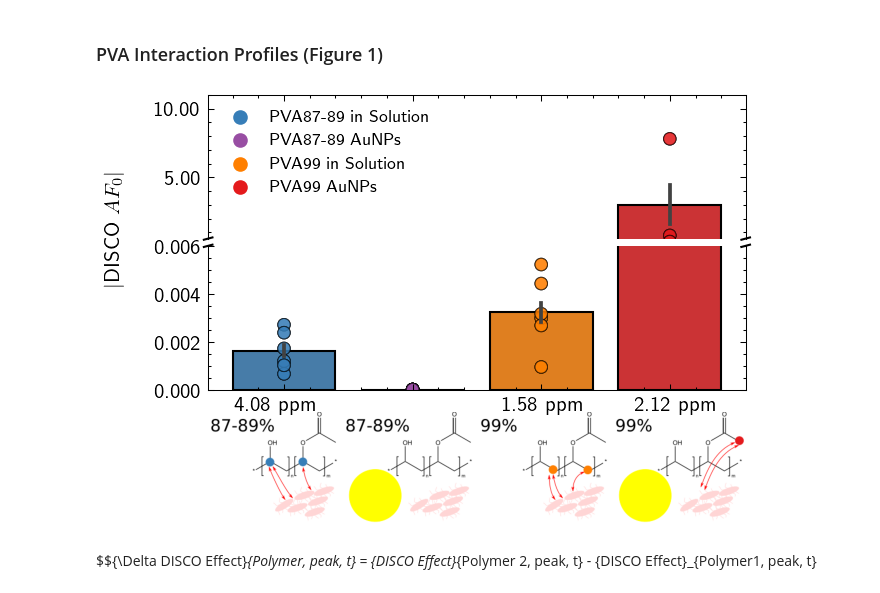
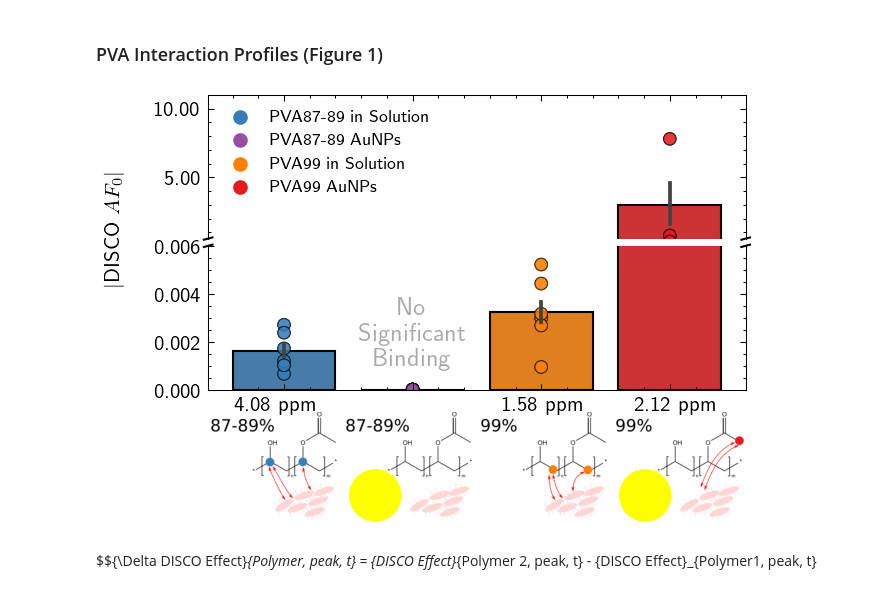
Before and after one commit to Frank-Gu-Lab/disco-np-paper, a Jupyter notebook: notebooks/polymer_profiles_final.ipynb, the cells around one changed output. Saved outputs shown, nothing was run; the diff lists cells and outputs as text; code cells hidden in the pictures.

Commit message:
update figure annotation in figure 1

```diff
--- a/notebooks/polymer_profiles_final.ipynb
+++ b/notebooks/polymer_profiles_final.ipynb
@@ -138,34 +143,37 @@ axd['B'].plot((1 - d, 1 + d), (1 - d, 1 + d), **kwargs)  # bottom-right diagonal
 pva_structure = plt.imread("../data/external/pva_repeatunit-v2.png", format="png")
 axd['C'].imshow(plt.imread("../data/external/pva_customfigs/pva_repeatunit_low_sol-v2.png", format="png"))
 axd['C'].axis('off')
 # axd['C'].xaxis.set_visible(False)
 # axd['C'].yaxis.set_visible(False)
 # axd['C'].set_xlabel("Poly(vinyl alcohol)")
 axd['D'].imshow(plt.imread("../data/external/pva_customfigs/pva_repeatunit_low_np-v2.png", format="png"))
 axd['D'].axis('off')
 # axd['D'].xaxis.set_visible(False)
 # axd['D'].yaxis.set_visible(False)
 axd['E'].imshow(plt.imread("../data/external/pva_customfigs/pva_repeatunit_high_sol-v2.png", format="png"))
 axd['E'].axis('off')
 # axd['E'].xaxis.set_visible(False)
 # axd['E'].yaxis.set_visible(False)
 axd['F'].imshow(plt.imread("../data/external/pva_customfigs/pva_repeatunit_high_np-v2.png", format="png"))
 axd['F'].axis('off')
 # axd['F'].xaxis.set_visible(False)
 # axd['F'].yaxis.set_visible(False)
 
 fig.text(0.138, 0.305, "4.08 ppm", va='center', fontsize = 10)
 fig.text(0.585, 0.305, "1.58 ppm", va='center', fontsize = 10)
 fig.text(0.805, 0.305, "2.12 ppm", va='center', fontsize = 10)
 
+axd['B'].annotate(text = 'No \n Significant \n Binding', xy=[1,0.001], color="darkgrey",
+                  ha='center', fontsize = 12)
+
 output_filename = f"{output_directory}/PVA_NP_interactions_overlaid.png"
 output_filename_svg = f"{output_directory}/PVA_NP_interactions_overlaid.svg"
 fig.patch.set_facecolor('white')
 plt.tight_layout(pad=0.1)
 fig.savefig(output_filename, dpi=500, transparent=False)
 fig.savefig(output_filename_svg, dpi=500, transparent=False)
 # %% [output]
-[figure, old version]
+[figure, new version]
 # %% [markdown]
 $${\Delta DISCO Effect}_{Polymer, peak, t} = {DISCO Effect}_{Polymer 2, peak, t} - {DISCO Effect}_{Polymer1, peak, t}
 # %% [markdown]
```
Also changed, not shown: parts of 1 cell of this notebook, 2 other files.
